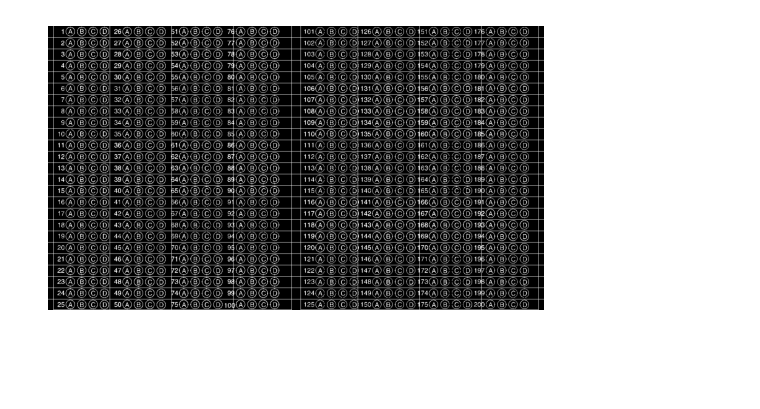
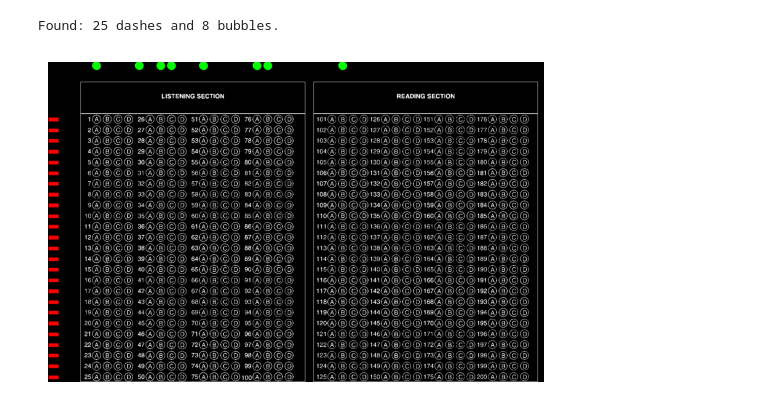
Before and after one commit to wiIIiam01/toeic_omr_app, a Jupyter notebook: ImageProcessing/ImageProcessing.ipynb, the cells around one changed output. Saved outputs shown, nothing was run; the diff lists cells and outputs as text; code cells hidden in the pictures; blank space fills up the shorter version.

Commit message:
bubbles detection complete

```diff
--- a/ImageProcessing/ImageProcessing.ipynb
+++ b/ImageProcessing/ImageProcessing.ipynb
@@ -4,7 +6,7 @@ import numpy as np
 from matplotlib import pyplot as plt
 %matplotlib inline
 # %%
-img_path = 'sample.png'
+img_path = 'sample2.png'
 
 img = cv2.imread(img_path, cv2.IMREAD_UNCHANGED)
 if img is None:
@@ -103,37 +127,52 @@ Cropped size: 1310 x 749 (WxH)
 # %%
-if img_crop is None:
-    print("Chưa có ảnh crop! Chạy cell crop trước.")
-else:
-    img_grid = img_crop.copy()
-    h, w = img_crop.shape[:2]
-    mid_x = w // 2
-    left_bbox = (0, 0, mid_x, h)
-    right_bbox = (mid_x, 0, w - mid_x, h)
+# Tìm lại contours, nhưng với kích thước nhỏ hơn
+contours, _ = cv2.findContours(img_crop.copy(), cv2.RETR_EXTERNAL, cv2.CHAIN_APPROX_SIMPLE)
 
-    n_rows = 25
-    n_cols = 4
+dash_markers = [] # 25 dashes bên trái
+bubble_markers = [] # 8 bubbles bên trên
+min_dash_size = 10
 
-     # Hàm vẽ lưới trong bbox
-    def draw_grid(bbox, color=(255,0,0)):
-        x0, y0, bw, bh = bbox
-        step_y = bh // n_rows+1
-        step_x = bw // n_cols
-        # Đường ngang
-        for i in range(1, n_rows):
-            y = y0 + i * step_y
-            cv2.line(img_grid, (x0, y), (x0+bw, y), color, 1)
-        # Đường dọc
-        for j in range(1, n_cols):
-            x = x0 + j * step_x
-            cv2.line(img_grid, (x, y0), (x, y0+bh), color, 1)
+for cnt in contours:
+    x, y, w, h = cv2.boundingRect(cnt)
 
-    # Vẽ cho cả 2 nửa
-    draw_grid(left_bbox)
-    draw_grid(right_bbox)
+    if w < min_dash_size:
+        continue
 
-    # Hiển thị
-    plt.imshow(cv2.cvtColor(img_grid, cv2.COLOR_BGR2RGB))
-    plt.axis('off')
-    plt.show()
+    aspect_ratio = w / h
+
+    # Lọc Dash (Thường là thanh ngang, nằm dọc biên trái, x nhỏ)
+    if aspect_ratio > 2: # Dash thường rất dài và mỏng (w/h lớn)
+        # Chỉ lấy các dash nằm gần biên trái (ví dụ: x < 100)
+        if x < 50:
+            dash_markers.append((x, y, w, h))
+
+    # Lọc Bubble (Thường là ô vuông/tròn nhỏ hơn, nằm dọc biên trên, y nhỏ)
+    elif 0.5 <= aspect_ratio <= 2.0: # Hình vuông/chữ nhật nhỏ
+        # Chỉ lấy các bubble nằm gần biên trên (ví dụ: y < 100)
+        if y < 50:
+            bubble_markers.append((x, y, w, h))
+
+# Sắp xếp và chọn 25 dash và 8 bubble (Nếu tìm được nhiều hơn)
+# Dash cần sắp xếp theo trục Y (từ trên xuống)
+dash_markers.sort(key=lambda item: item[1]) # Sắp xếp theo y
+dash_markers = dash_markers[:25] # Chỉ lấy 25 cái đầu tiên
+
+# Bubble cần sắp xếp theo trục X (từ trái sang)
+bubble_markers.sort(key=lambda item: item[0]) # Sắp xếp theo x
+bubble_markers = bubble_markers[:8] # Chỉ lấy 8 cái đầu tiên
+
+img_crop = cv2.cvtColor(img_crop.copy(), cv2.COLOR_GRAY2BGR)
+
+for x, y, w, h in dash_markers:
+    cv2.rectangle(img_crop, (x, y), (x + w, y + h), (0, 0, 255), -1)
+
+for x, y, w, h in bubble_markers:
+    cv2.circle(img_crop, (int(x+w//2), int(y+h//2)), int(max(w, h) // 2), (0, 255, 0), -1)
+
+print(f"Found: {len(dash_markers)} dashes and {len(bubble_markers)} bubbles.")
+plt.imshow(cv2.cvtColor(img_crop, cv2.COLOR_BGR2RGB))
+plt.axis('off')
+plt.show()
 # %% [output]
+Found: 25 dashes and 8 bubbles.
-[figure, old version]
+[figure, new version]
```
Also changed, not shown: parts of 9 cells of this notebook, 1 other file.
